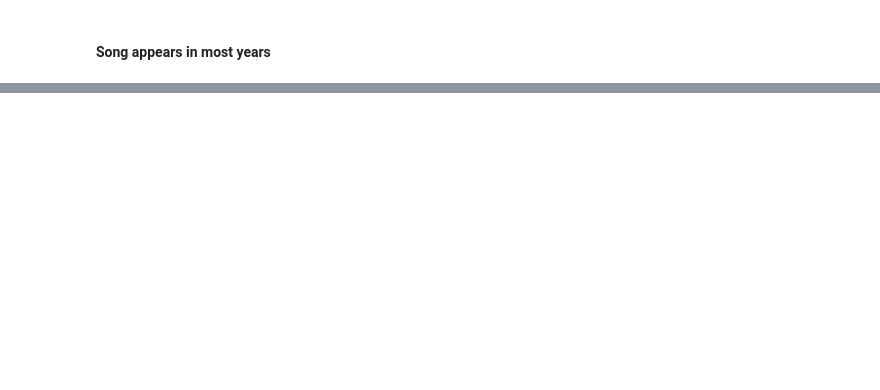
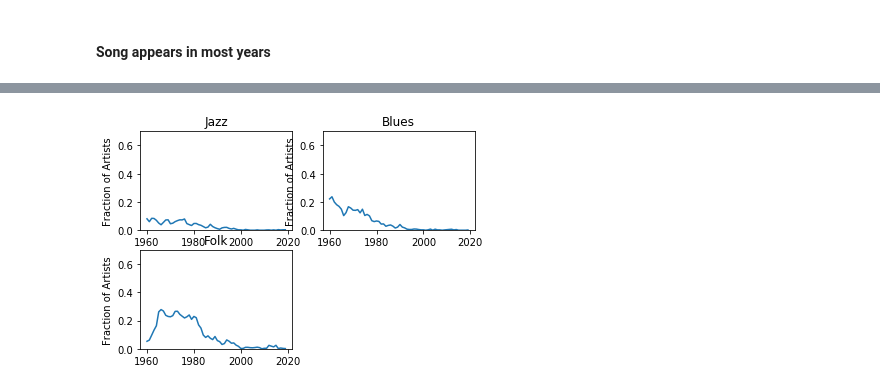
Before and after one commit to FrancisBian/ECE-143-Project-Group-9, a Jupyter notebook: Final_Plots.ipynb, the cells around one changed output, grey strips where cells are left out. Saved outputs shown, nothing was run; the diff lists cells and outputs as text; code cells hidden in the pictures; blank space fills up the shorter version.

```diff
--- a/Final_Plots.ipynb
+++ b/Final_Plots.ipynb
@@ -34,0 +84,6 @@ song_rank_plotly(score, subject)
+# %%
+single_genre_plotter(yearly_genres, 'jazz', 'Jazz', (2, 2), 1)
+single_genre_plotter(yearly_genres, 'blues', 'Blues', (2, 2), 2)
+single_genre_plotter(yearly_genres, 'folk', 'Folk', (2, 2), 3)
+# %% [output]
+[figure, added]
```
Also changed, not shown: parts of 17 cells of this notebook, 8 other files.
